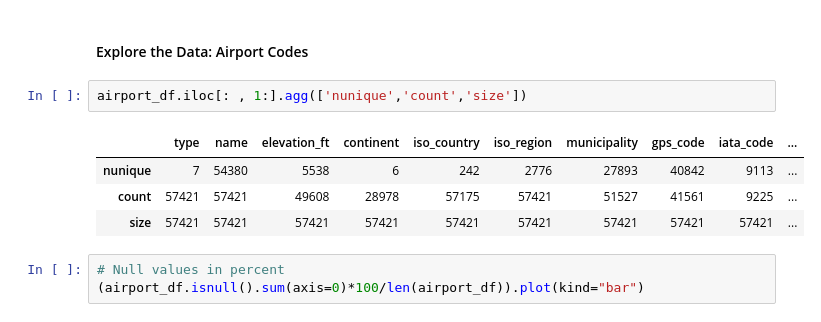
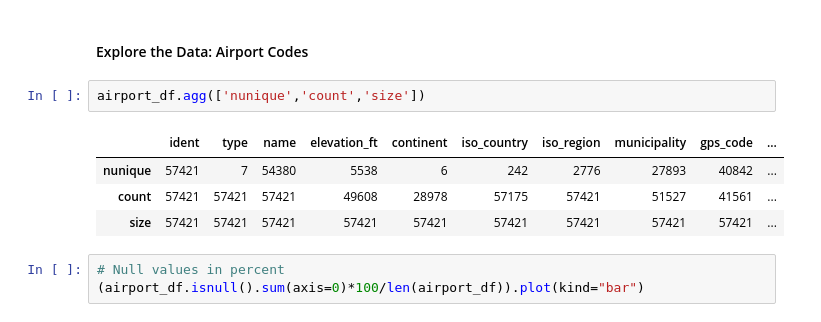
Before and after one commit to euweb/CapstoneProject, a Jupyter notebook: Capstone Project Template.ipynb, the cells around one changed output. Drawn from its saved outputs; the diff is of its cells as text.

```diff
--- a/Capstone Project Template.ipynb
+++ b/Capstone Project Template.ipynb
@@ -272,11 +326,11 @@ no cleaning needed
 # %% [markdown]
 #### Explore the Data: Airport Codes
 # %%
-airport_df.iloc[: , 1:].agg(['nunique','count','size'])
+airport_df.agg(['nunique','count','size'])
 # %% [output]
-|  | type | name | elevation_ft | continent | iso_country | iso_region | municipality | gps_code | iata_code | ... |
-| nunique | 7 | 54380 | 5538 | 6 | 242 | 2776 | 27893 | 40842 | 9113 | ... |
-| count | 57421 | 57421 | 49608 | 28978 | 57175 | 57421 | 51527 | 41561 | 9225 | ... |
+|  | ident | type | name | elevation_ft | continent | iso_country | iso_region | municipality | gps_code | ... |
+| nunique | 57421 | 7 | 54380 | 5538 | 6 | 242 | 2776 | 27893 | 40842 | ... |
+| count | 57421 | 57421 | 57421 | 49608 | 28978 | 57175 | 57421 | 51527 | 41561 | ... |
 | size | 57421 | 57421 | 57421 | 57421 | 57421 | 57421 | 57421 | 57421 | 57421 | ... |
 # %%
 # Null values in percent
```
Also changed, not shown: parts of 11 cells of this notebook.
